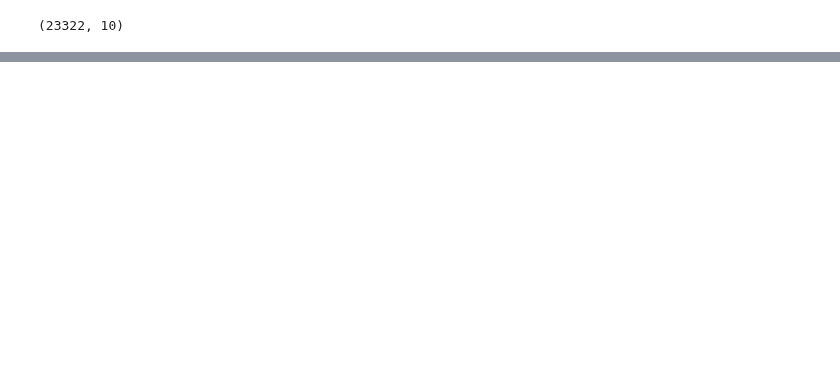
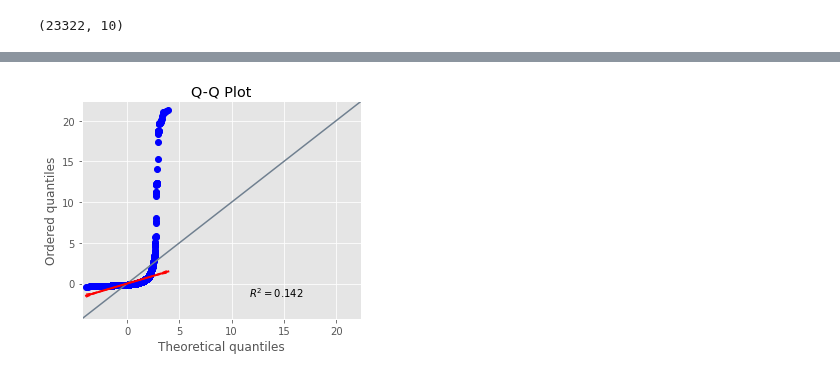
Before and after one commit to CarJung/Uni, a Jupyter notebook: Warsaw_flats/EDA.ipynb, the cells around one changed output, grey strips where cells are left out. Cells and saved outputs as stored; diff of their text form; code cells hidden in the pictures; blank space fills up the shorter version.

```diff
--- a/Warsaw_flats/EDA.ipynb
+++ b/Warsaw_flats/EDA.ipynb
@@ -20,0 +145,5 @@ data.shape
+# %%
+price_without= price.drop(price_z[price_z> 3].index)
+ax = pg.qqplot(price_without, dist='norm')
+# %% [output]
+[figure, added]
```
Also changed, not shown: parts of 24 cells of this notebook.
